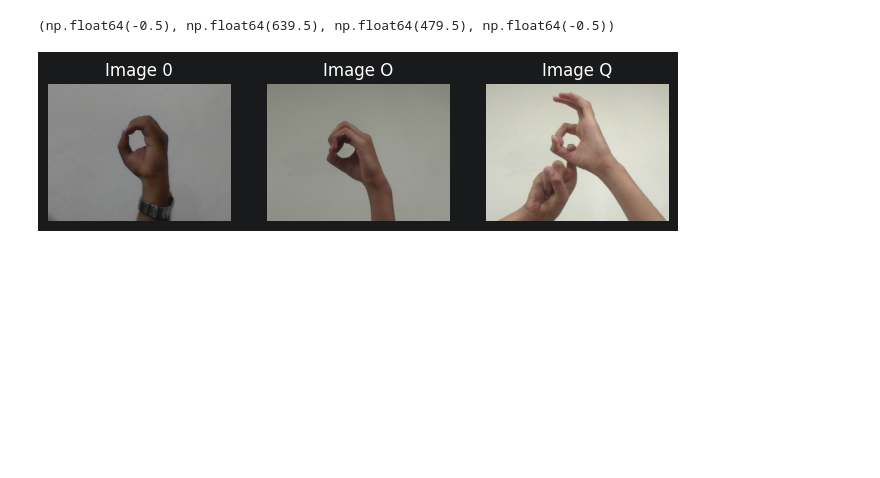
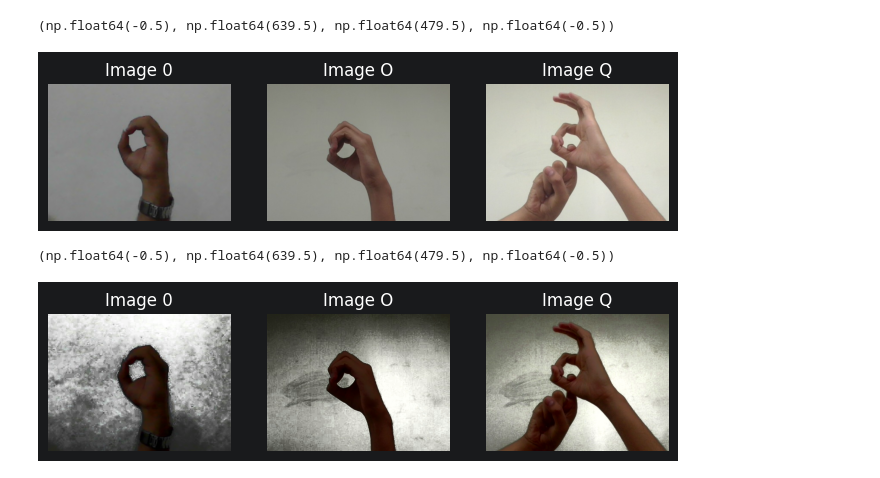
Before and after one commit to aviksarkar0204-stack/AI_Lab_Project, a Jupyter notebook: 01_Data_Exploration_new.ipynb, the cells around one changed output. Drawn from its saved outputs; the diff is of its cells as text; code cells hidden in the pictures; blank space fills up the shorter version.

Commit message:
Enhance image pre-processing with histogram equalization and visualization in 01_Data_Exploration_new notebook

```diff
--- a/01_Data_Exploration_new.ipynb
+++ b/01_Data_Exploration_new.ipynb
@@ -64,3 +65,35 @@ plt.axis("off")
 # %% [output]
 (np.float64(-0.5), np.float64(639.5), np.float64(479.5), np.float64(-0.5))
 [figure]
+# %%
+image_0_yuv = cv2.cvtColor(image_0, cv2.COLOR_BGR2YUV)
+image_O_yuv = cv2.cvtColor(image_O, cv2.COLOR_BGR2YUV)
+image_Q_yuv = cv2.cvtColor(image_Q, cv2.COLOR_BGR2YUV)
+
+image_0_yuv[:,:,0] = cv2.equalizeHist(image_0_yuv[:,:,0])
+image_O_yuv[:,:,0] = cv2.equalizeHist(image_O_yuv[:,:,0])
+image_Q_yuv[:,:,0] = cv2.equalizeHist(image_Q_yuv[:,:,0])
+
+image_0_enhanced = cv2.cvtColor(image_0_yuv, cv2.COLOR_YUV2BGR)
+image_O_enhanced = cv2.cvtColor(image_O_yuv, cv2.COLOR_YUV2BGR)
+image_Q_enhanced = cv2.cvtColor(image_Q_yuv, cv2.COLOR_YUV2BGR)
+
+plt.figure(figsize=(8,4))
+
+plt.subplot(1,3,1)
+plt.imshow(image_0_enhanced, cmap="gray")
+plt.title("Image 0")
+plt.axis("off")
+
+plt.subplot(1,3,2)
+plt.imshow(image_O_enhanced, cmap="gray")
+plt.title("Image O")
+plt.axis("off")
+
+plt.subplot(1,3,3)
+plt.imshow(image_Q_enhanced, cmap="gray")
+plt.title("Image Q")
+plt.axis("off")
+# %% [output]
+(np.float64(-0.5), np.float64(639.5), np.float64(479.5), np.float64(-0.5))
+[figure, added]
```
Also changed, not shown: parts of 2 cells of this notebook.
